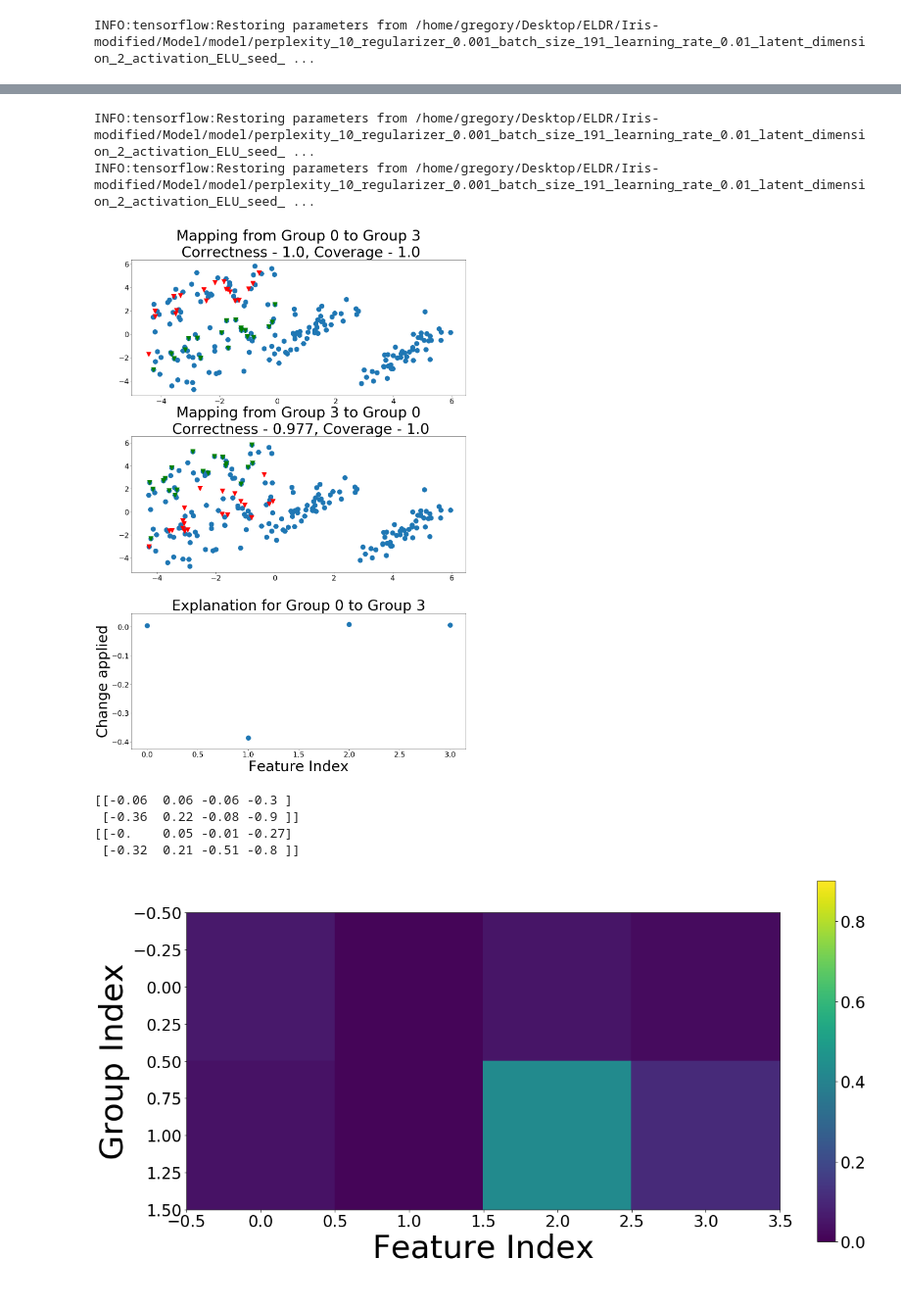
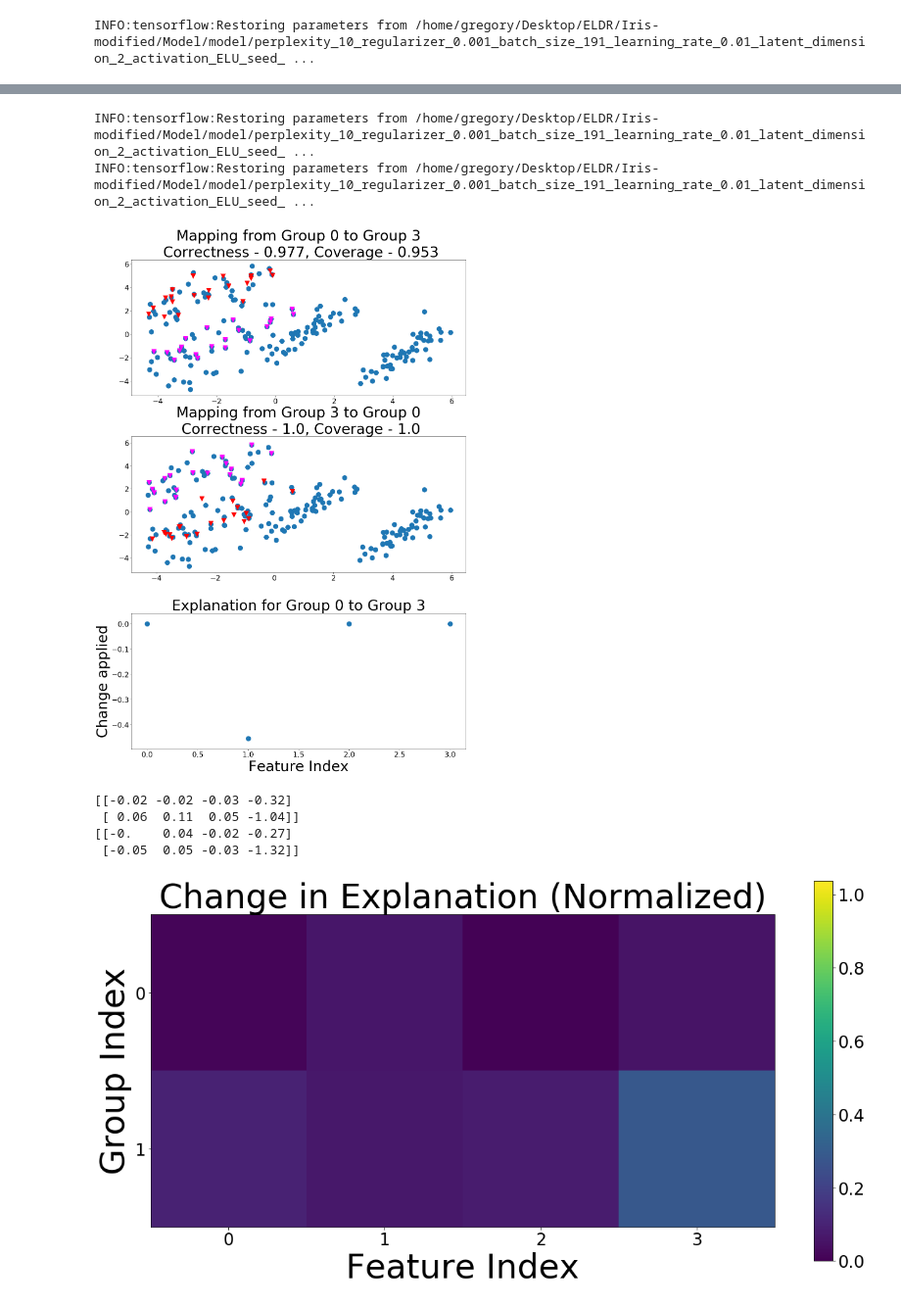
Before and after one commit to GDPlumb/ELDR, a Jupyter notebook: Iris-modified/run.ipynb, the cells around one changed output, grey strips where cells are left out. Shown at 98% size. Drawn from its saved outputs; the diff is of its cells as text; code cells hidden in the pictures.

Commit message:
Updated results (sparsity) and new plots

```diff
--- a/Iris-modified/run.ipynb
+++ b/Iris-modified/run.ipynb
@@ -1,10 +1,11 @@
 # %%
+# Chosen using results from Iris-K
+epsilon = 0.75 #technically, this might want to be readjusted because it is a different representation
+k = 1
+
 input_dim = 4
 num_clusters = 4
 num_classes = 3
-
-ntrials = 10
-lg = 2.0 #lambda_global
 
 model_file = "/home/gregory/Desktop/ELDR/Iris-modified/Model/model/perplexity_10_regularizer_0.001_batch_size_191_learning_rate_0.01_latent_dimension_2_activation_ELU_seed_1_iter_3000.ckpt"
 
@@ -21,7 +22,7 @@ sys.path.insert(0, "../Code/")
 from explain_cs import explain
 from load_scvis import load_vae
 from metrics import metrics, eval_epsilon
-from myplot import plot_polys, plot_groups, plot_metrics, plot_explanation, plot_similarity
+from myplot import plot_polys, plot_groups, plot_metrics, plot_explanation, plot_change
 from misc import poly2labels
 
 def load_model(input_dim = input_dim, model_file = model_file):
@@ -125,21 +114,20 @@ INFO:tensorflow:Restoring parameters from /home/gregory/Desktop/ELDR/Iris-modifi
 # %%
 # Visualize the group explanations
 
-
-plot_explanation(load_model, x, data_rep, indices, deltas, a, b, 0, 3, name = "iris-retrained-t2c.png", num_points = 20)
+plot_explanation(load_model, x, data_rep, indices, deltas, a, b, 0, 3, k = k, name = "iris-retrained-t2c.png", num_points = 20)
 # %% [output]
 INFO:tensorflow:Restoring parameters from /home/gregory/Desktop/ELDR/Iris-modified/Model/model/perplexity_10_regularizer_0.001_batch_size_191_learning_rate_0.01_latent_dimension_2_activation_ELU_seed_ ...
 INFO:tensorflow:Restoring parameters from /home/gregory/Desktop/ELDR/Iris-modified/Model/model/perplexity_10_regularizer_0.001_batch_size_191_learning_rate_0.01_latent_dimension_2_activation_ELU_seed_ ...
-[figure, old version]
+[figure, new version]
 # %%
 # Evaluate how much the other explanations changed
 
-deltas_original = np.load("../Iris/deltas.npy")
+deltas_original = np.load("../Iris-K/deltas" + str(k) + ".npy")
 
-plot_similarity(deltas, deltas_original, "iris-retrained-similarity.png")
+plot_change(deltas, deltas_original, "iris-retrained-similarity.png")
 # %% [output]
-[[-0.06  0.06 -0.06 -0.3 ]
- [-0.36  0.22 -0.08 -0.9 ]]
-[[-0.    0.05 -0.01 -0.27]
- [-0.32  0.21 -0.51 -0.8 ]]
+[[-0.02 -0.02 -0.03 -0.32]
+ [ 0.06  0.11  0.05 -1.04]]
+[[-0.    0.04 -0.02 -0.27]
+ [-0.05  0.05 -0.03 -1.32]]
-[figure, old version]
+[figure, new version]
```
Also changed, not shown: parts of 3 cells of this notebook, 16 other files.
